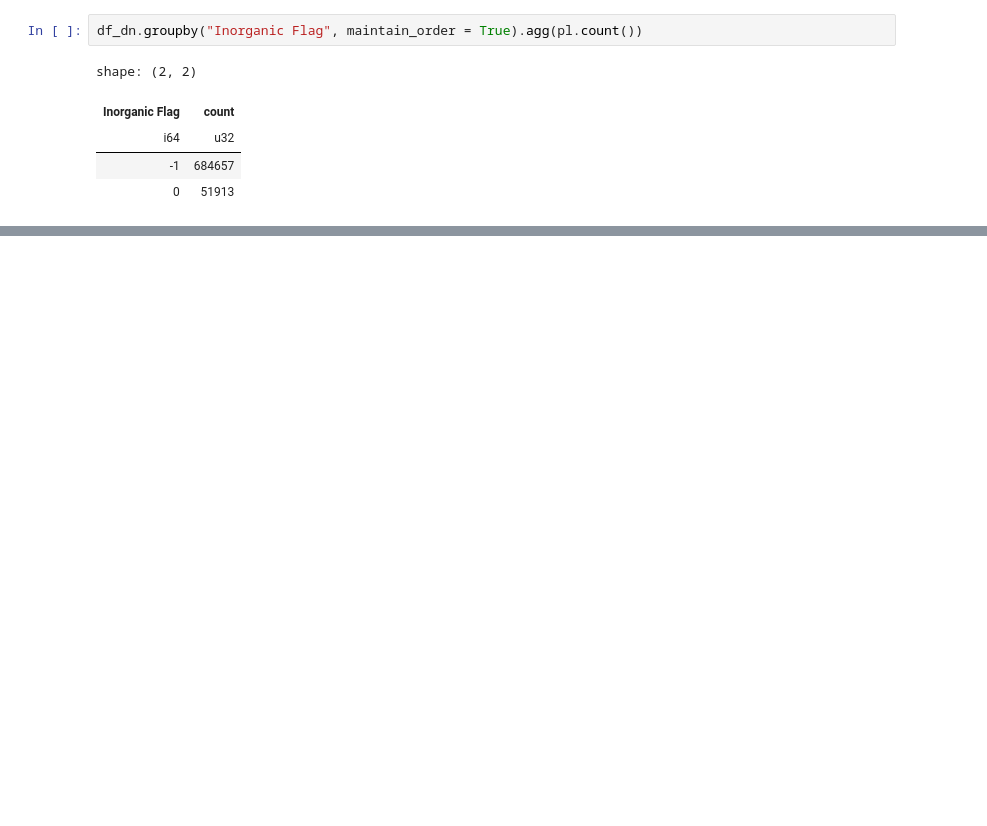
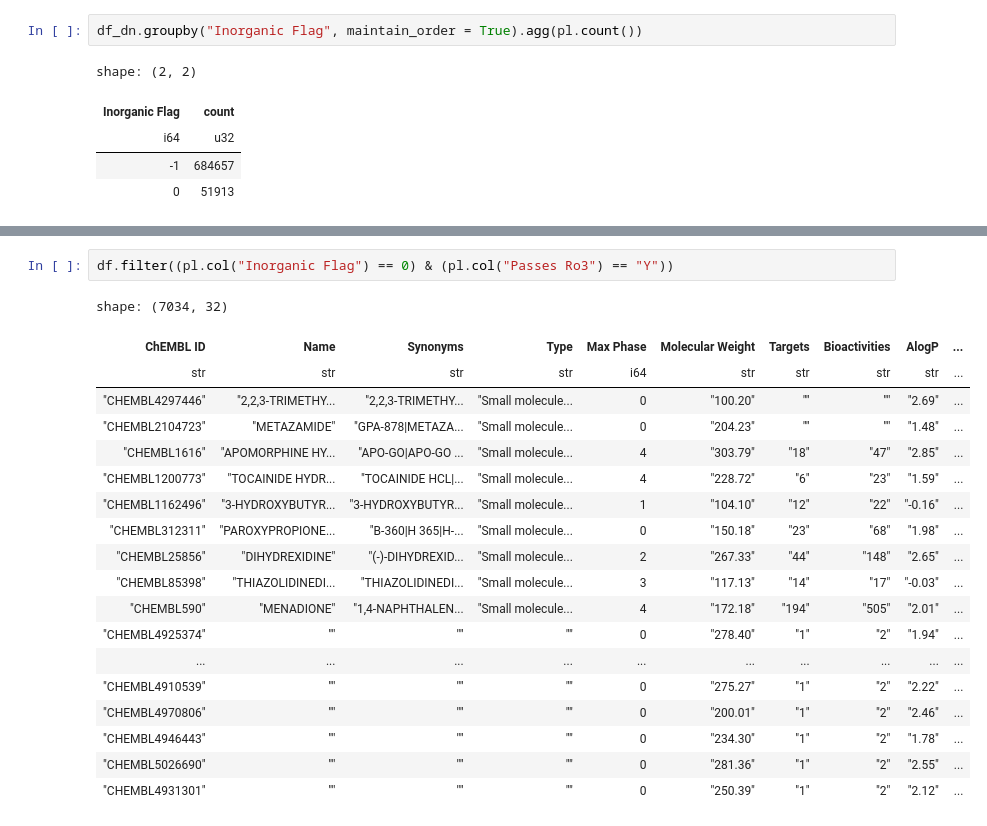
Before and after one commit to jhylin/Rust_projects, a Jupyter notebook: Rust_pl_chembl_cpds.ipynb, the cells around one changed output, grey strips where cells are left out. Cells and saved outputs as stored; diff of their text form; blank space fills up the shorter version.

```diff
--- a/Rust_pl_chembl_cpds.ipynb
+++ b/Rust_pl_chembl_cpds.ipynb
@@ -538,0 +615,22 @@ shape: (2, 2)
+# %%
+df.filter((pl.col("Inorganic Flag") == 0) & (pl.col("Passes Ro3") == "Y"))
+# %% [output]
+shape: (7034, 32)
+| ChEMBL ID | Name | Synonyms | Type | Max Phase | Molecular Weight | Targets | Bioactivities | AlogP | ... |
+| str | str | str | str | i64 | str | str | str | str | ... |
+| "CHEMBL4297446" | "2,2,3-TRIMETHY... | "2,2,3-TRIMETHY... | "Small molecule... | 0 | "100.20" | "" | "" | "2.69" | ... |
+| "CHEMBL2104723" | "METAZAMIDE" | "GPA-878|METAZA... | "Small molecule... | 0 | "204.23" | "" | "" | "1.48" | ... |
+| "CHEMBL1616" | "APOMORPHINE HY... | "APO-GO|APO-GO ... | "Small molecule... | 4 | "303.79" | "18" | "47" | "2.85" | ... |
+| "CHEMBL1200773" | "TOCAINIDE HYDR... | "TOCAINIDE HCL|... | "Small molecule... | 4 | "228.72" | "6" | "23" | "1.59" | ... |
+| "CHEMBL1162496" | "3-HYDROXYBUTYR... | "3-HYDROXYBUTYR... | "Small molecule... | 1 | "104.10" | "12" | "22" | "-0.16" | ... |
+| "CHEMBL312311" | "PAROXYPROPIONE... | "B-360|H 365|H-... | "Small molecule... | 0 | "150.18" | "23" | "68" | "1.98" | ... |
+| "CHEMBL25856" | "DIHYDREXIDINE" | "(-)-DIHYDREXID... | "Small molecule... | 2 | "267.33" | "44" | "148" | "2.65" | ... |
+| "CHEMBL85398" | "THIAZOLIDINEDI... | "THIAZOLIDINEDI... | "Small molecule... | 3 | "117.13" | "14" | "17" | "-0.03" | ... |
+| "CHEMBL590" | "MENADIONE" | "1,4-NAPHTHALEN... | "Small molecule... | 4 | "172.18" | "194" | "505" | "2.01" | ... |
+| "CHEMBL4925374" | "" | "" | "" | 0 | "278.40" | "1" | "2" | "1.94" | ... |
+| ... | ... | ... | ... | ... | ... | ... | ... | ... | ... |
+| "CHEMBL4910539" | "" | "" | "" | 0 | "275.27" | "1" | "2" | "2.22" | ... |
+| "CHEMBL4970806" | "" | "" | "" | 0 | "200.01" | "1" | "2" | "2.46" | ... |
+| "CHEMBL4946443" | "" | "" | "" | 0 | "234.30" | "1" | "2" | "1.78" | ... |
+| "CHEMBL5026690" | "" | "" | "" | 0 | "281.36" | "1" | "2" | "2.55" | ... |
+| "CHEMBL4931301" | "" | "" | "" | 0 | "250.39" | "1" | "2" | "2.12" | ... |
```
Also changed, not shown: parts of 25 cells of this notebook.
